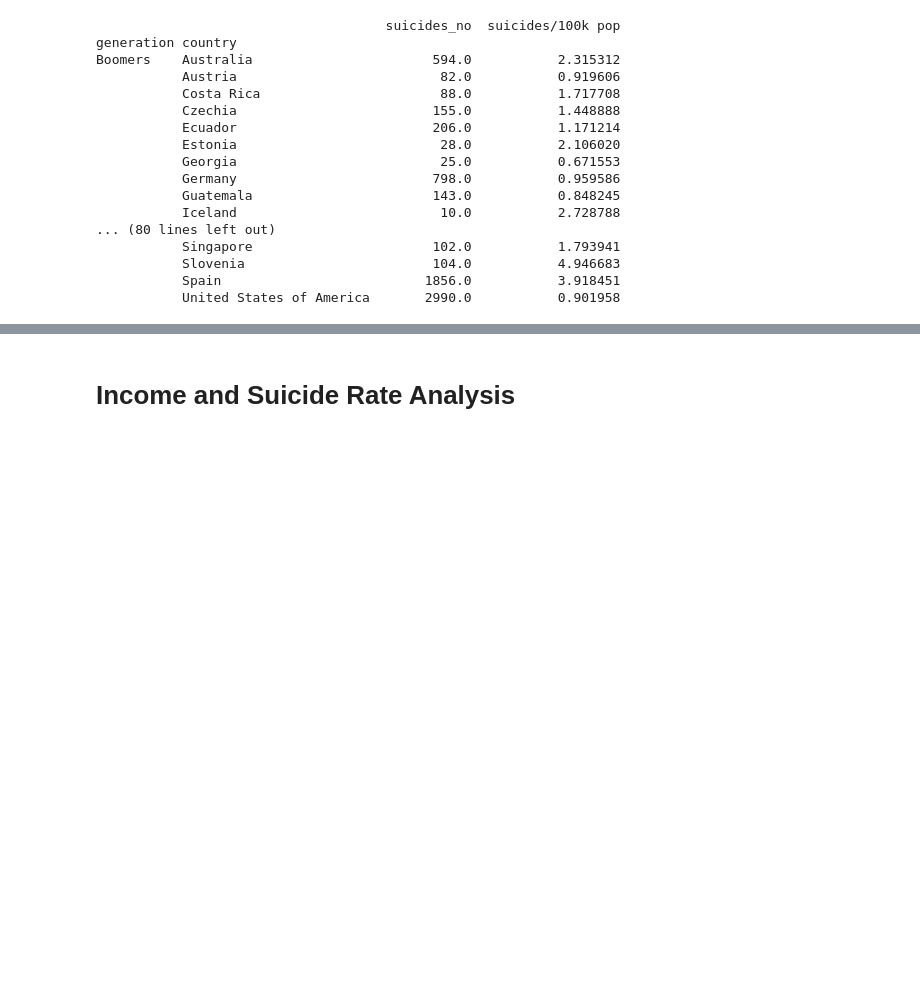
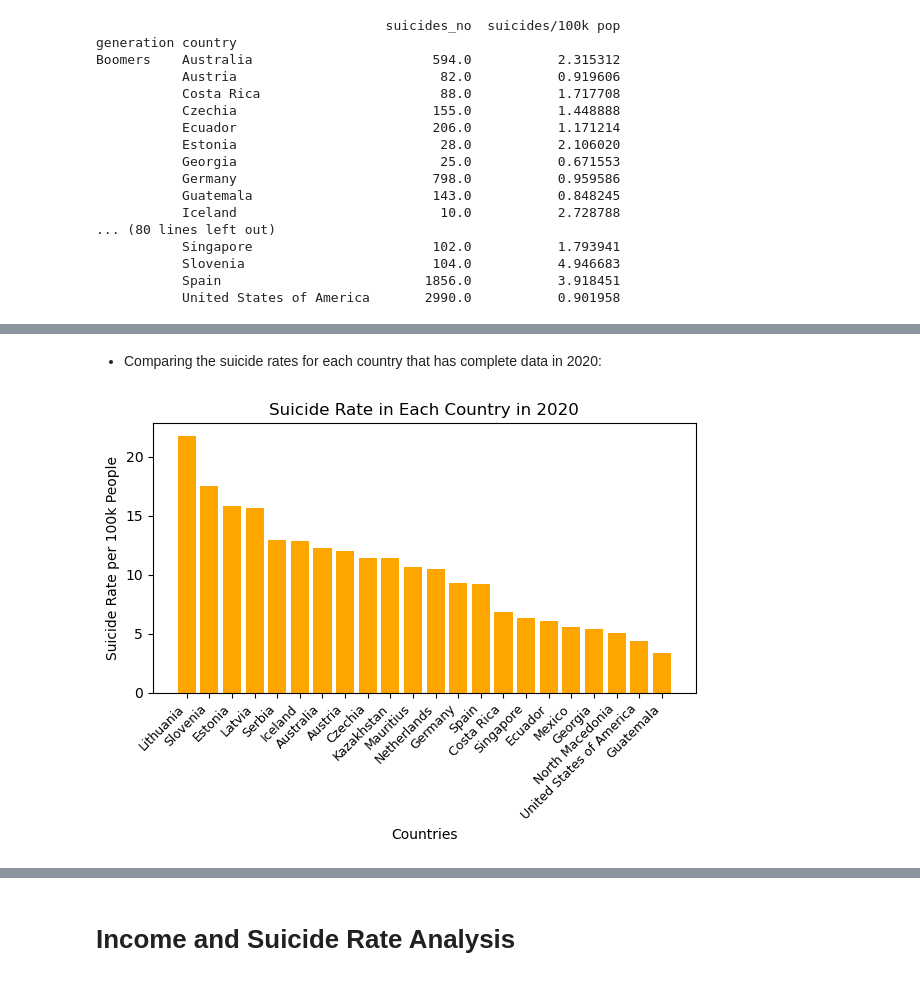
Before and after one commit to kendraliu/Project-One-An-Analysis-of-Suicide-Rate-and-Several-Factors, a Jupyter notebook: Suicide Rates Analysis.ipynb, the cells around one changed output, grey strips where cells are left out. Drawn from its saved outputs; the diff is of its cells as text; code cells hidden in the pictures; blank space fills up the shorter version.

```diff
--- a/Suicide Rates Analysis.ipynb
+++ b/Suicide Rates Analysis.ipynb
@@ -533,0 +557,3 @@ Boomers    Australia                       594.0           2.315312
+# %%
+Suicide_Rate = Suicide_Rate_HDI[["country", "# Suicides Per 100k People"]]
+Suicide_Rate
@@ -533,0 +578,12 @@ Boomers    Australia                       594.0           2.315312
+# %% [markdown]
+* Comparing the suicide rates for each country that has complete data in 2020:
+# %%
+plt.figure(figsize=(7, 3.5))
+plt.bar(Suicide_Rate['country'], Suicide_Rate['# Suicides Per 100k People'], color="orange")
+plt.xlabel('Countries')
+plt.ylabel('Suicide Rate per 100k People')
+plt.title('Suicide Rate in Each Country in 2020')
+plt.xticks(rotation=45, ha="right", fontsize=9)
+plt.show()
+# %% [output]
+[figure, added]
```
Also changed, not shown: parts of 8 cells of this notebook, 4 other files.
